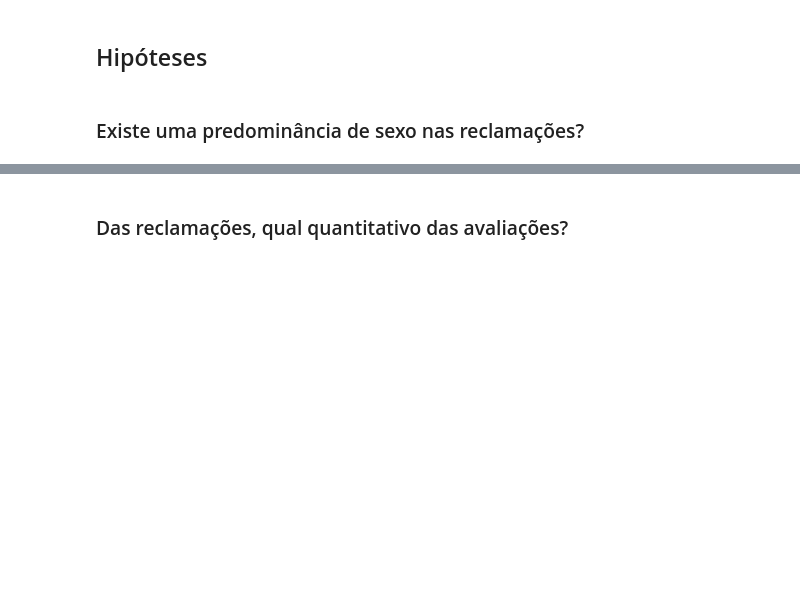
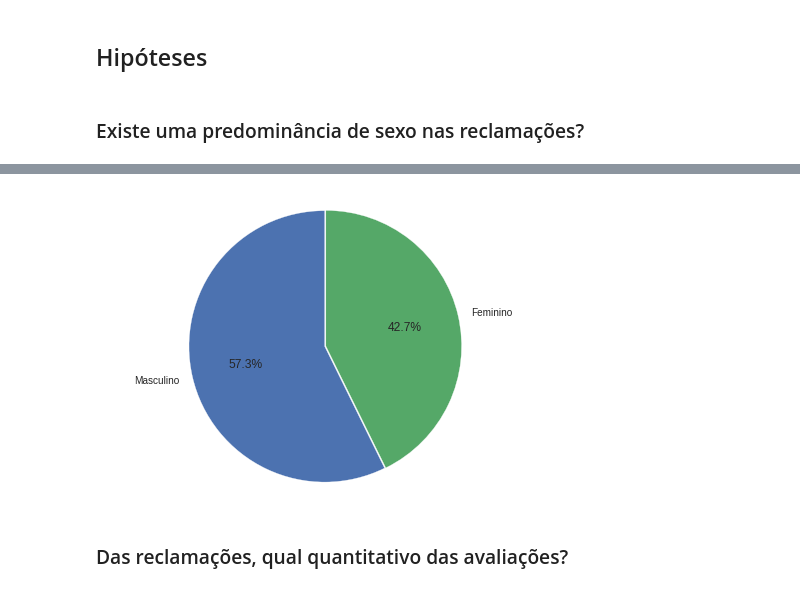
Before and after one commit to nogsantos/poc-dta, a Jupyter notebook: eda.ipynb, the cells around one changed output, grey strips where cells are left out. Drawn from its saved outputs; the diff is of its cells as text; code cells hidden in the pictures; blank space fills up the shorter version.

```diff
--- a/eda.ipynb
+++ b/eda.ipynb
@@ -48,14 +66,16 @@ slices
 # %%
 _, sex = plt.subplots()
 sex.pie(
     slices,
     explode=(0, 0.009),
     labels=['Masculino', 'Feminino'],
-    autopct='%1.1f%%\n',
+    autopct='%1.1f%%',
     startangle=90,
 )
 sex.axis('equal')
 plt.show()
+# %% [output]
+[figure, added]
 # %% [markdown]
 ### Das reclamações, qual quantitativo das avaliações?
 # %%
```
Also changed, not shown: parts of 17 cells of this notebook, 1 other file.
